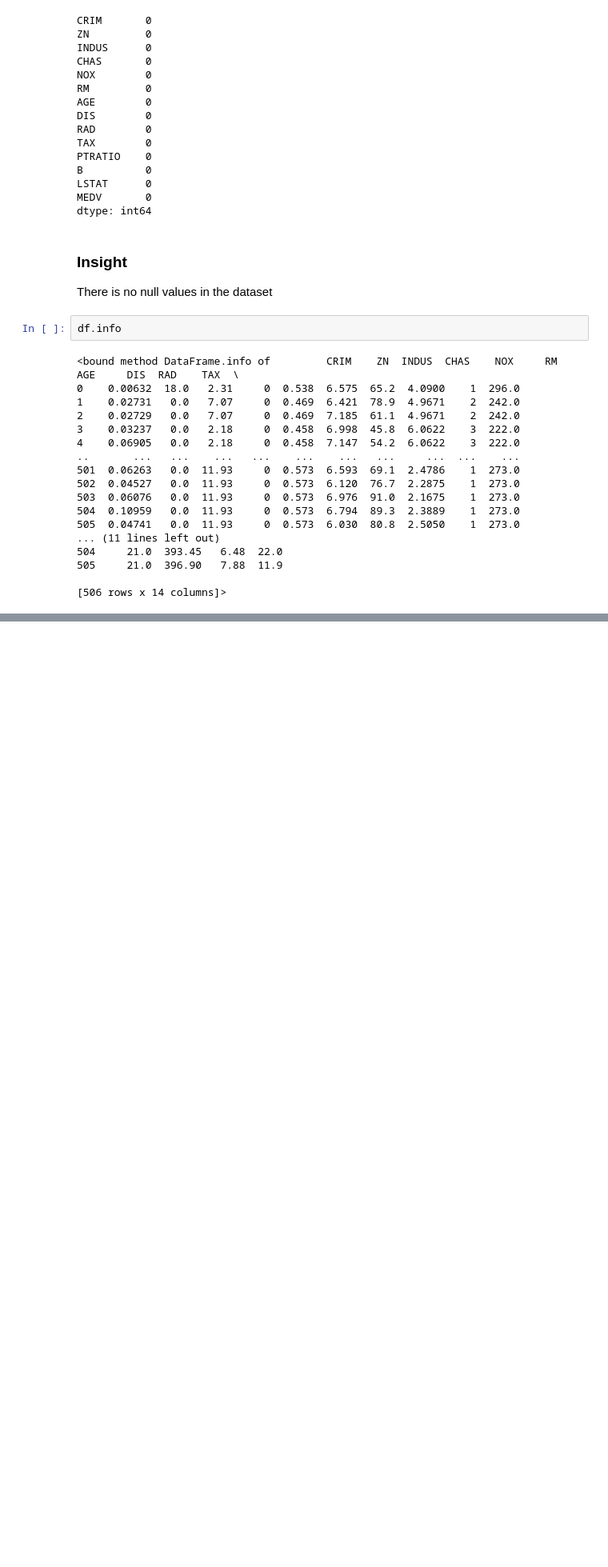
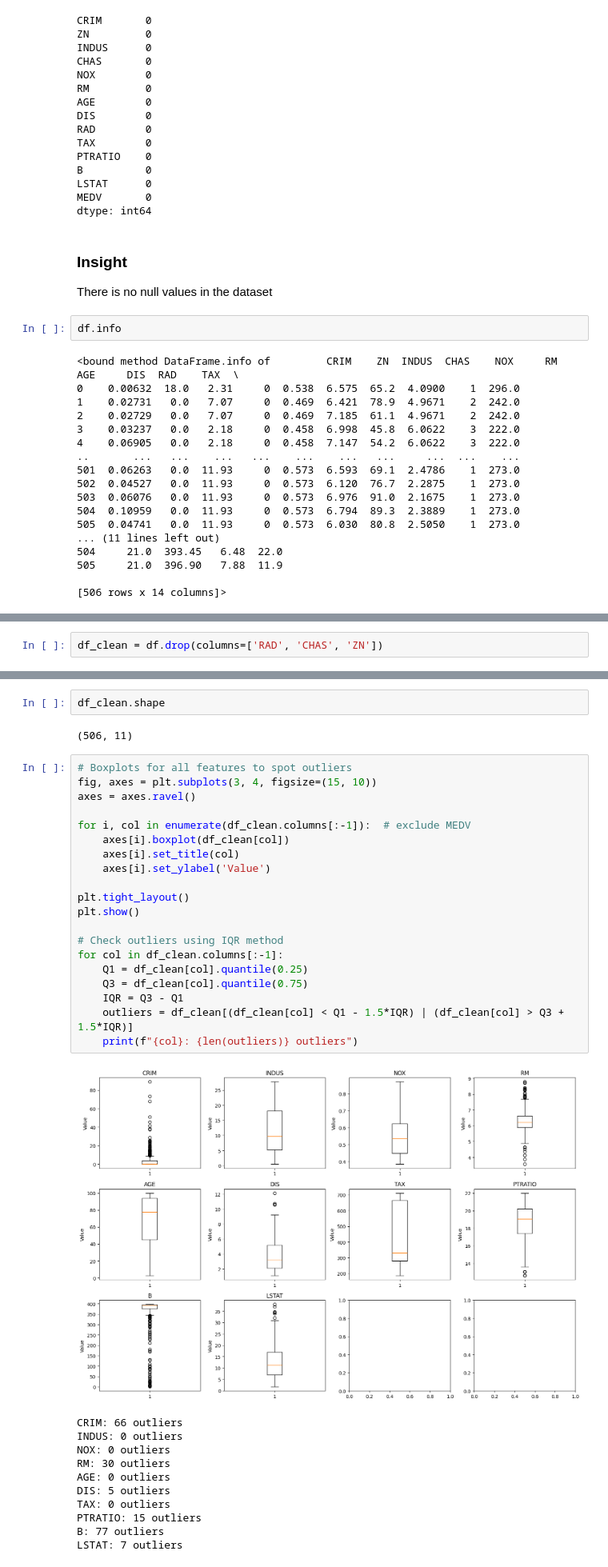
Before and after one commit to AtharvaVSawant/smart-property-advisor, a Jupyter notebook: notebook/EDA.ipynb, the cells around one changed output, grey strips where cells are left out. Shown at 80% size. Cells and saved outputs as stored; diff of their text form; blank space fills up the shorter version.

```diff
--- a/notebook/EDA.ipynb
+++ b/notebook/EDA.ipynb
@@ -82,0 +134,2 @@ df.describe()
+# %%
+df_clean = df.drop(columns=['RAD', 'CHAS', 'ZN'])
@@ -82,0 +148,36 @@ df.describe()
+# %%
+df_clean.shape
+# %% [output]
+(506, 11)
+# %%
+# Boxplots for all features to spot outliers
+fig, axes = plt.subplots(3, 4, figsize=(15, 10))
+axes = axes.ravel()
+
+for i, col in enumerate(df_clean.columns[:-1]):  # exclude MEDV
+    axes[i].boxplot(df_clean[col])
+    axes[i].set_title(col)
+    axes[i].set_ylabel('Value')
+
+plt.tight_layout()
+plt.show()
+
+# Check outliers using IQR method
+for col in df_clean.columns[:-1]:
+    Q1 = df_clean[col].quantile(0.25)
+    Q3 = df_clean[col].quantile(0.75)
+    IQR = Q3 - Q1
+    outliers = df_clean[(df_clean[col] < Q1 - 1.5*IQR) | (df_clean[col] > Q3 + 1.5*IQR)]
+    print(f"{col}: {len(outliers)} outliers")
+# %% [output]
+[figure, added]
+CRIM: 66 outliers
+INDUS: 0 outliers
+NOX: 0 outliers
+RM: 30 outliers
+AGE: 0 outliers
+DIS: 5 outliers
+TAX: 0 outliers
+PTRATIO: 15 outliers
+B: 77 outliers
+LSTAT: 7 outliers
```
Also changed, not shown: parts of 11 cells of this notebook, 6 other files.
